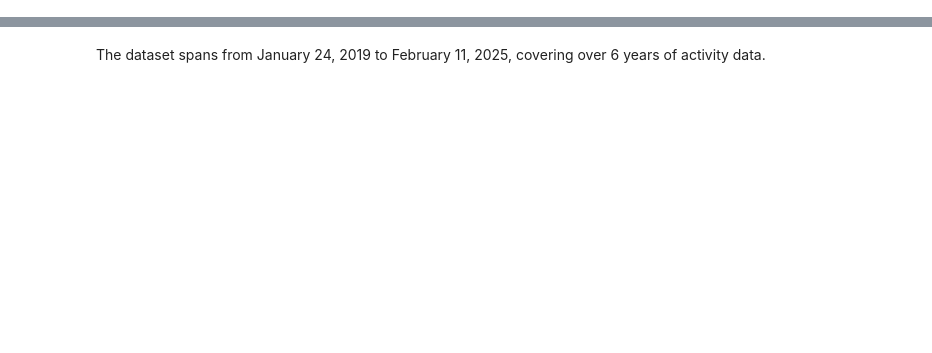
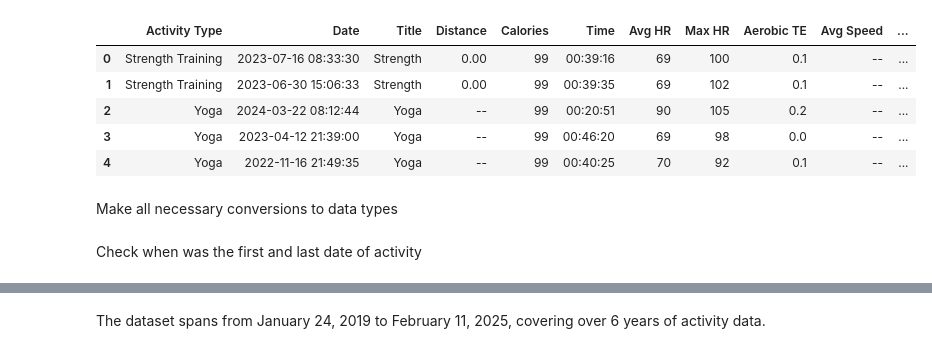
Before and after one commit to kostaskes/my-garmin-runs, a Jupyter notebook: Fitness_Analysis.ipynb, the cells around one changed output, grey strips where cells are left out. Cells and saved outputs as stored; diff of their text form; code cells hidden in the pictures; blank space fills up the shorter version.

```diff
--- a/Fitness_Analysis.ipynb
+++ b/Fitness_Analysis.ipynb
@@ -32,3 +32,15 @@ None
+# %%
+# display first 5 rows
+df.head()
+# %% [output]
+|  | Activity Type | Date | Title | Distance | Calories | Time | Avg HR | Max HR | Aerobic TE | Avg Speed | ... |
+| 0 | Strength Training | 2023-07-16 08:33:30 | Strength | 0.00 | 99 | 00:39:16 | 69 | 100 | 0.1 | -- | ... |
+| 1 | Strength Training | 2023-06-30 15:06:33 | Strength | 0.00 | 99 | 00:39:35 | 69 | 102 | 0.1 | -- | ... |
+| 2 | Yoga | 2024-03-22 08:12:44 | Yoga | -- | 99 | 00:20:51 | 90 | 105 | 0.2 | -- | ... |
+| 3 | Yoga | 2023-04-12 21:39:00 | Yoga | -- | 99 | 00:46:20 | 69 | 98 | 0.0 | -- | ... |
+| 4 | Yoga | 2022-11-16 21:49:35 | Yoga | -- | 99 | 00:40:25 | 70 | 92 | 0.1 | -- | ... |
+# %% [markdown]
+Make all necessary conversions to data types
 # %%
 # convert the 'Date' column to datetime format
 df['Date'] = pd.to_datetime(df['Date'], errors='coerce')
@@ -44 +71,3 @@ df['Time_of_the_day'] = df['Date'].dt.strftime('%H:%M')
+# %% [markdown]
+Check when was the first and last date of activity
 # %%
```
Also changed, not shown: parts of 12 cells of this notebook.
